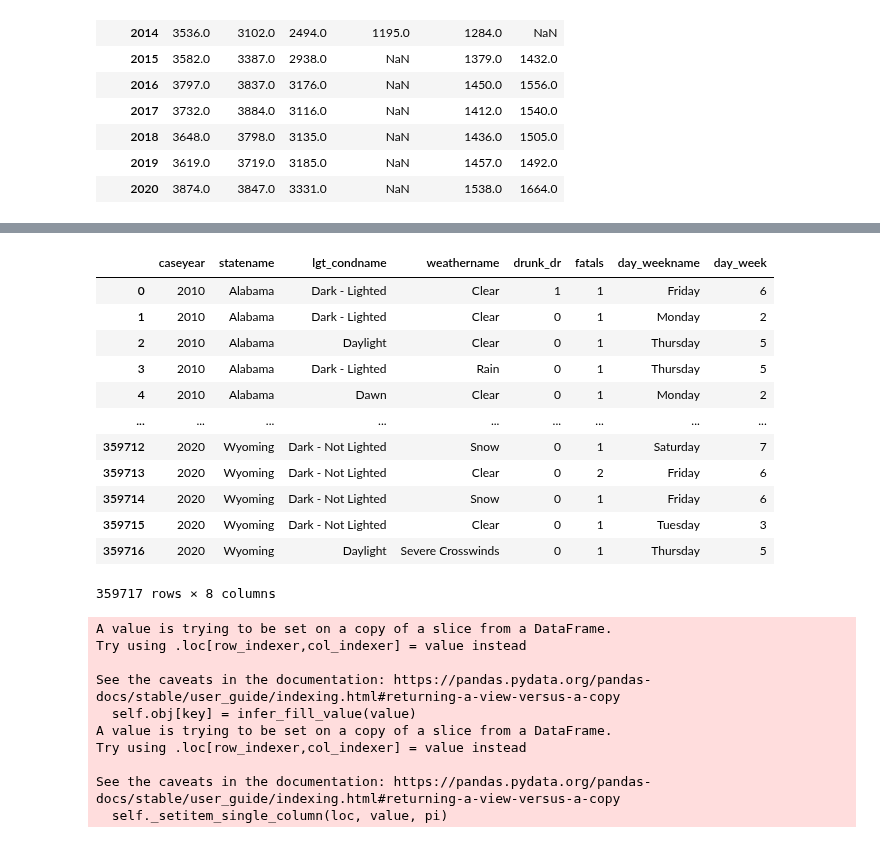
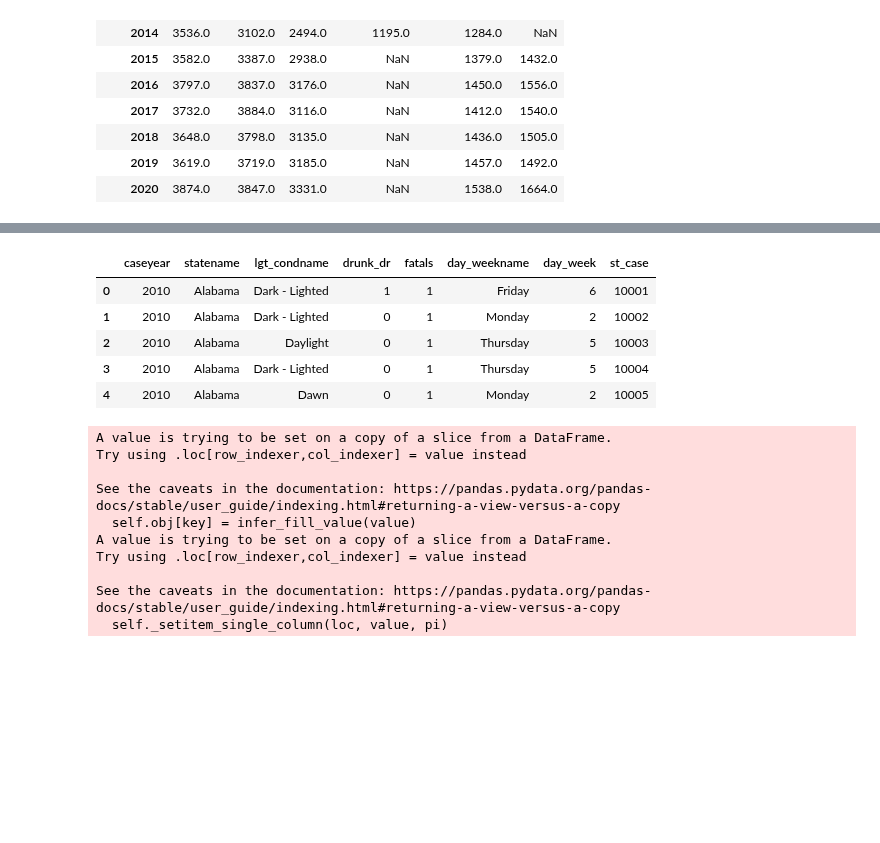
Before and after one commit to MZt92-ui/Project-1-Group-3, a Jupyter notebook: car_crash/data_analyse.ipynb, the cells around one changed output, grey strips where cells are left out. Saved outputs shown, nothing was run; the diff lists cells and outputs as text; code cells hidden in the pictures; blank space fills up the shorter version.

```diff
--- a/car_crash/data_analyse.ipynb
+++ b/car_crash/data_analyse.ipynb
@@ -16,7 +16,7 @@ from api_keys import g_key
 import gmaps
 # %%
 ##### read data
-fatality = pd.read_csv('data/accident.csv')
+fatality = pd.read_csv('data/ACCIDENT.csv')
 injury_property_damage = pd.read_csv('data/injury_and_property_damage_only.csv')
 vehicle_miles = pd.read_csv('data/vehicle_miles.csv')
 injury_property_damage.head(10)
@@ -179,22 +176,15 @@ fig
 [interactive output not drawn]
 # %%
 #analyse fatality per causes
-cause_df = fatality[['caseyear','statename','lgt_condname','weathername','drunk_dr','fatals','day_weekname','day_week']]
-cause_df
+cause_df = fatality[['caseyear','statename','lgt_condname','drunk_dr','fatals','day_weekname','day_week','st_case']]
+cause_df.head()
 # %% [output]
-|  | caseyear | statename | lgt_condname | weathername | drunk_dr | fatals | day_weekname | day_week |
-| 0 | 2010 | Alabama | Dark - Lighted | Clear | 1 | 1 | Friday | 6 |
-| 1 | 2010 | Alabama | Dark - Lighted | Clear | 0 | 1 | Monday | 2 |
-| 2 | 2010 | Alabama | Daylight | Clear | 0 | 1 | Thursday | 5 |
-| 3 | 2010 | Alabama | Dark - Lighted | Rain | 0 | 1 | Thursday | 5 |
-| 4 | 2010 | Alabama | Dawn | Clear | 0 | 1 | Monday | 2 |
-| ... | ... | ... | ... | ... | ... | ... | ... | ... |
-| 359712 | 2020 | Wyoming | Dark - Not Lighted | Snow | 0 | 1 | Saturday | 7 |
-| 359713 | 2020 | Wyoming | Dark - Not Lighted | Clear | 0 | 2 | Friday | 6 |
-| 359714 | 2020 | Wyoming | Dark - Not Lighted | Snow | 0 | 1 | Friday | 6 |
-| 359715 | 2020 | Wyoming | Dark - Not Lighted | Clear | 0 | 1 | Tuesday | 3 |
-| 359716 | 2020 | Wyoming | Daylight | Severe Crosswinds | 0 | 1 | Thursday | 5 |
+|  | caseyear | statename | lgt_condname | drunk_dr | fatals | day_weekname | day_week | st_case |
+| 0 | 2010 | Alabama | Dark - Lighted | 1 | 1 | Friday | 6 | 10001 |
+| 1 | 2010 | Alabama | Dark - Lighted | 0 | 1 | Monday | 2 | 10002 |
+| 2 | 2010 | Alabama | Daylight | 0 | 1 | Thursday | 5 | 10003 |
+| 3 | 2010 | Alabama | Dark - Lighted | 0 | 1 | Thursday | 5 | 10004 |
+| 4 | 2010 | Alabama | Dawn | 0 | 1 | Monday | 2 | 10005 |
-359717 rows × 8 columns
 # %%
 #fatality vs drunk driver
 cause_df.loc[cause_df['drunk_dr']>=1,'drunk_driver']='YES'
```
Also changed, not shown: parts of 13 cells of this notebook, 1 other file.
